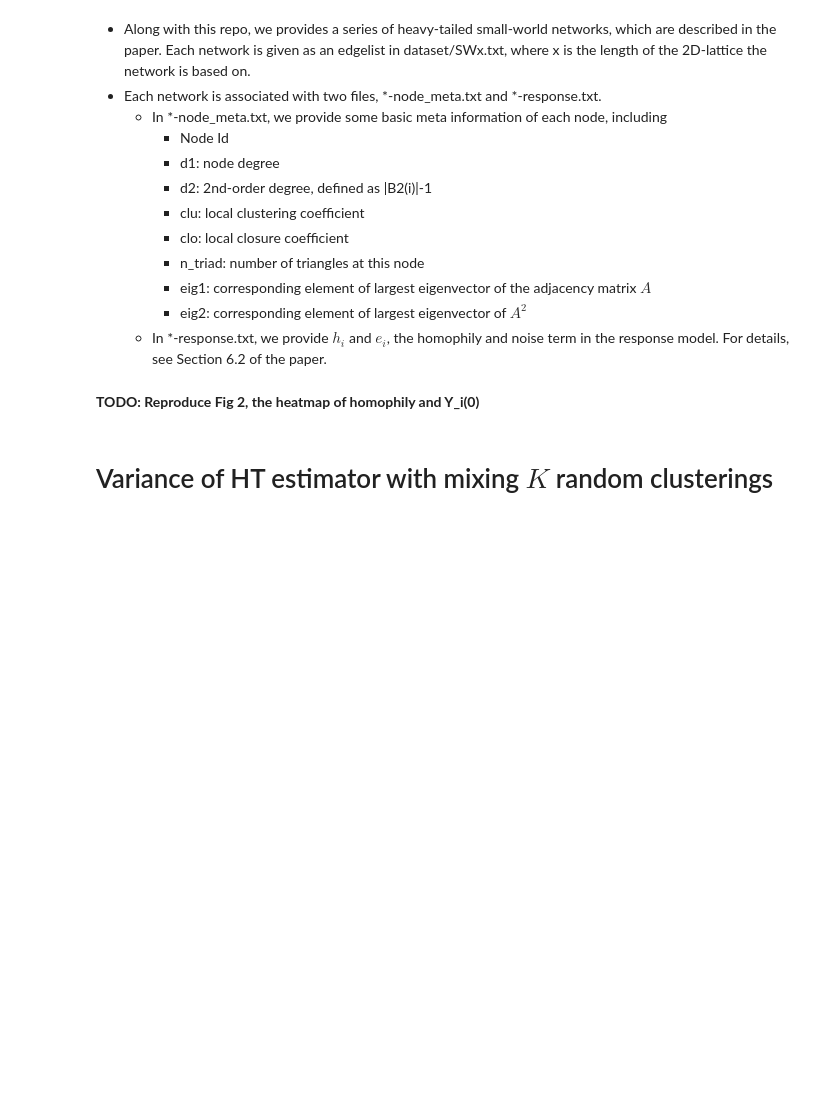
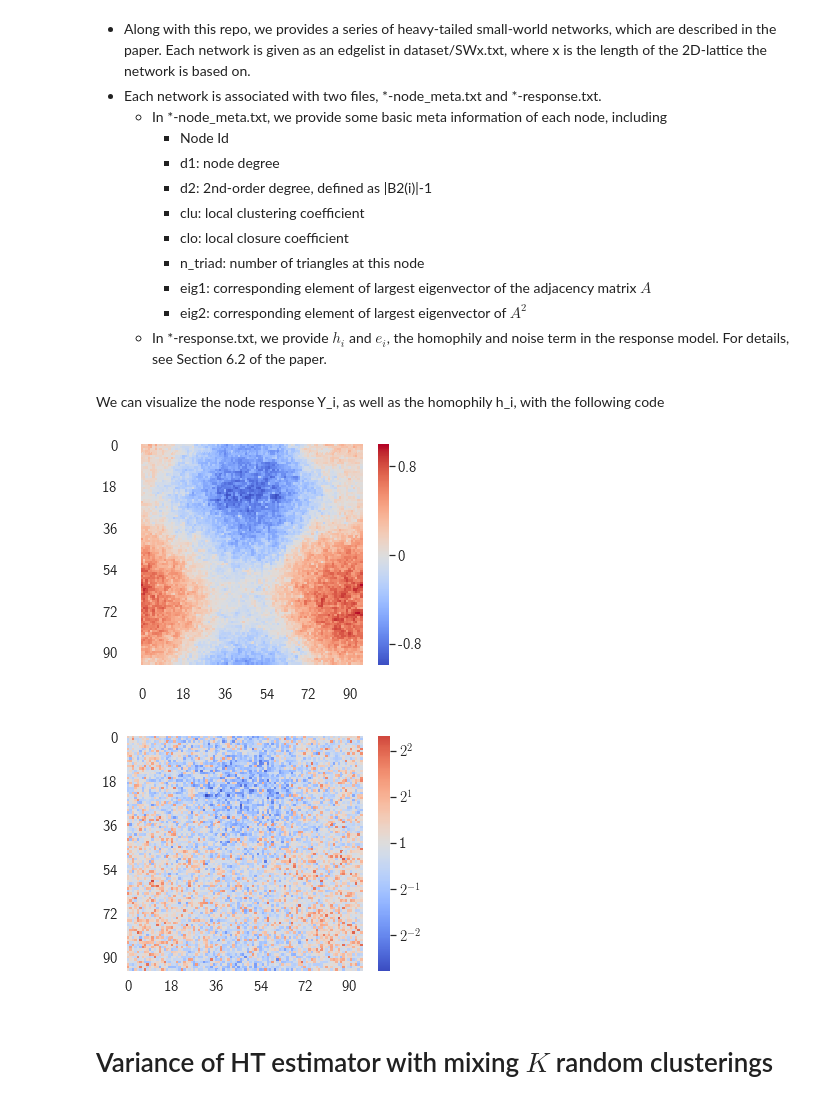
Before and after one commit to cleeyu/RGCR-code, a Jupyter notebook: intro.ipynb, the cells around one changed output. Saved outputs shown, nothing was run; the diff lists cells and outputs as text; code cells hidden in the pictures; blank space fills up the shorter version.

Commit message:
more intro: response heatmap, visualize expo prob

```diff
--- a/intro.ipynb
+++ b/intro.ipynb
@@ -30,8 +33,52 @@ rc('text', usetex=True)
     * eig1: corresponding element of largest eigenvector of the adjacency matrix $A$
     * eig2: corresponding element of largest eigenvector of $A^2$
   * In *-response.txt, we provide $h_i$ and $e_i$, the homophily and noise term in the response model. For details, see Section 6.2 of the paper.
-# %% [markdown]
-**TODO: Reproduce Fig 2, the heatmap of homophily and Y_i(0)**
+# %% [markdown]
+We can visualize the node response Y_i, as well as the homophily h_i, with the following code
+# %%
+length = 96
+graph_name = 'SW{}'.format(length)
+response_he = np.loadtxt('dataset/{}-response.txt'.format(graph_name))
+
+ticksize = 15
+sns.set(font_scale=1)
+
+h = response_he[:, 0].reshape((length, length)).T
+fig = plt.figure(figsize=(5, 4))
+ax = fig.gca()
+sns.heatmap(h, ax=ax, cbar=True, square=True, cmap="coolwarm", center=0, xticklabels=18, yticklabels=18)
+cbar = ax.collections[0].colorbar
+cbar.ax.tick_params(labelsize=ticksize)
+cbar.set_ticks([-0.8, 0, 0.8])
+cbar.set_ticklabels(['-0.8', ' 0', ' 0.8'])
+plt.setp(ax.get_xticklabels(), fontsize=ticksize)
+plt.setp(ax.get_yticklabels(), fontsize=ticksize)
+ax.tick_params(size=20)  # How comes it is invisible
+plt.yticks(rotation=0)
+fig.tight_layout()
+plt.show()
+
+d1 = np.loadtxt('dataset/' + graph_name + '-node_meta.txt', usecols=1, skiprows=1)
+y = (1+0.5*response_he[:, 0]+0.1*response_he[:, 1]) * d1
+y /= d1.mean()
+y = y.reshape((length, length)).T
+fig = plt.figure(figsize=(5, 4))
+ax = fig.gca()
+sns.heatmap(np.log(y), ax=ax, cbar=True, square=True, cmap="coolwarm", center=0, xticklabels=18, yticklabels=18)
+cbar = ax.collections[0].colorbar
+cbar.ax.tick_params(labelsize=ticksize)
+ticklabels = [r'$2^{-2}$', r'$2^{-1}$', '1', r'$2^{1}$', r'$2^{2}$']
+ticks = np.log([0.25, 0.5, 1.0, 2.0, 4.0])
+cbar.set_ticks(ticks)
+cbar.set_ticklabels(ticklabels)
+plt.setp(ax.get_xticklabels(), fontsize=ticksize)
+plt.setp(ax.get_yticklabels(), fontsize=ticksize)
+plt.yticks(rotation=0)
+fig.tight_layout()
+plt.show()
+# %% [output]
+[figure, added]
+[figure, added]
 # %% [markdown]
 # Variance of HT estimator with mixing $K$ random clusterings
 # %% [markdown]
```
Also changed, not shown: parts of 9 cells of this notebook, 2 other files.
